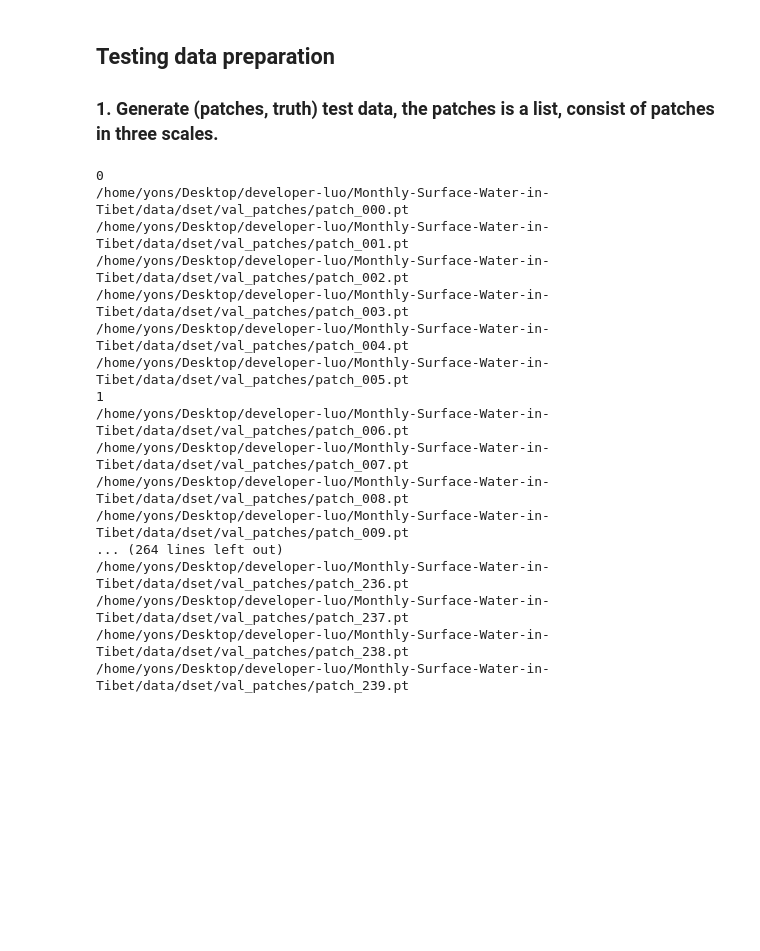
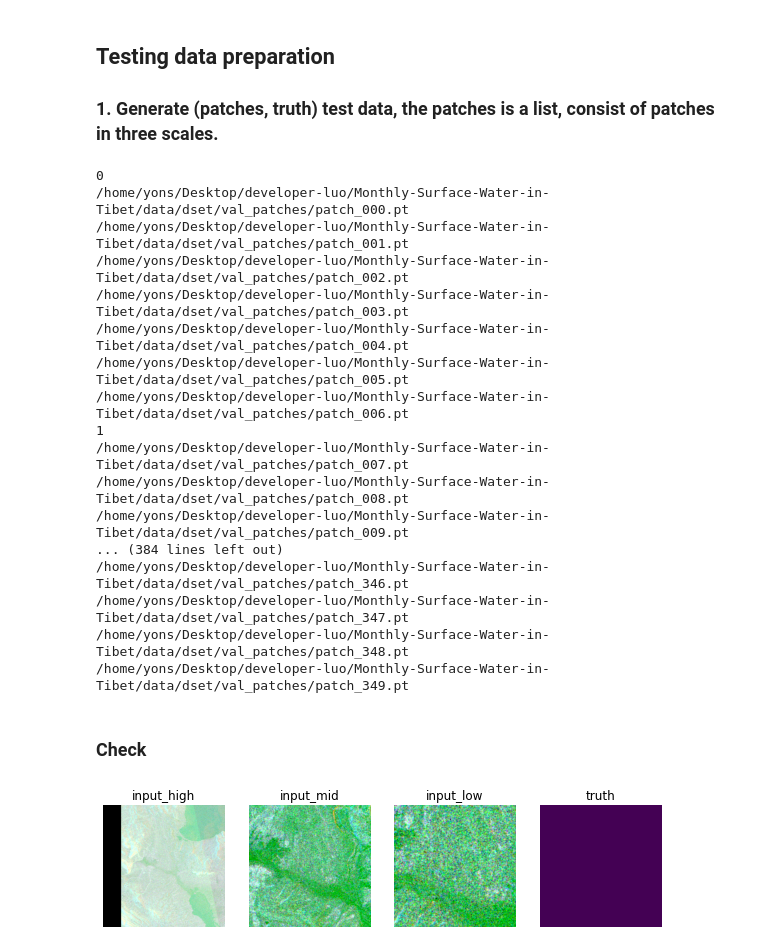
Before and after one commit to xinluo2018/Tibet-Water-2020, a Jupyter notebook: notebooks/data_prepare.ipynb, the cells around one changed output. Saved outputs shown, nothing was run; the diff lists cells and outputs as text; code cells hidden in the pictures; blank space fills up the shorter version.

```diff
--- a/notebooks/data_prepare.ipynb
+++ b/notebooks/data_prepare.ipynb
@@ -30,11 +30,12 @@ ziped_data = list(zip(scene_list, truth_list))
 # %%
 '''---- First 6 scenes are used for validation: generate (patch_group, truth) test data----'''
 num_patch = 0
-for i in range(40):
+for i in range(50):
     print(i)
-    for scene, truth in ziped_data[0:6]:
+    for scene, truth in ziped_data[0:7]:
         patches, ptruth = crop_scales(scales=(2048, 512, 256))(image=scene, truth=truth)
-        patches = [torch.from_numpy(patch).float() for patch in patches]
+        patches = [torch.from_numpy(patch).to(dtype=torch.float16) for patch in patches]
+        # patches = [torch.from_numpy(patch).float() for patch in patches]
         ptruth = torch.from_numpy(ptruth).long()
         ptruth = torch.unsqueeze(ptruth,0)
         path_save = config.root_proj+'/data/dset/val_patches/patch_'+ str(num_patch).rjust(3,'0')+'.pt'
@@ -49,13 +50,36 @@ for i in range(40):
 /home/yons/Desktop/developer-luo/Monthly-Surface-Water-in-Tibet/data/dset/val_patches/patch_003.pt
 /home/yons/Desktop/developer-luo/Monthly-Surface-Water-in-Tibet/data/dset/val_patches/patch_004.pt
 /home/yons/Desktop/developer-luo/Monthly-Surface-Water-in-Tibet/data/dset/val_patches/patch_005.pt
+/home/yons/Desktop/developer-luo/Monthly-Surface-Water-in-Tibet/data/dset/val_patches/patch_006.pt
 1
-/home/yons/Desktop/developer-luo/Monthly-Surface-Water-in-Tibet/data/dset/val_patches/patch_006.pt
 /home/yons/Desktop/developer-luo/Monthly-Surface-Water-in-Tibet/data/dset/val_patches/patch_007.pt
 /home/yons/Desktop/developer-luo/Monthly-Surface-Water-in-Tibet/data/dset/val_patches/patch_008.pt
 /home/yons/Desktop/developer-luo/Monthly-Surface-Water-in-Tibet/data/dset/val_patches/patch_009.pt
-... (264 lines left out)
-/home/yons/Desktop/developer-luo/Monthly-Surface-Water-in-Tibet/data/dset/val_patches/patch_236.pt
-/home/yons/Desktop/developer-luo/Monthly-Surface-Water-in-Tibet/data/dset/val_patches/patch_237.pt
-/home/yons/Desktop/developer-luo/Monthly-Surface-Water-in-Tibet/data/dset/val_patches/patch_238.pt
-/home/yons/Desktop/developer-luo/Monthly-Surface-Water-in-Tibet/data/dset/val_patches/patch_239.pt
+... (384 lines left out)
+/home/yons/Desktop/developer-luo/Monthly-Surface-Water-in-Tibet/data/dset/val_patches/patch_346.pt
+/home/yons/Desktop/developer-luo/Monthly-Surface-Water-in-Tibet/data/dset/val_patches/patch_347.pt
+/home/yons/Desktop/developer-luo/Monthly-Surface-Water-in-Tibet/data/dset/val_patches/patch_348.pt
+/home/yons/Desktop/developer-luo/Monthly-Surface-Water-in-Tibet/data/dset/val_patches/patch_349.pt
+# %% [markdown]
+### Check
+# %%
+## load data
+paths_patch_val = sorted(glob.glob(config.dir_patch_val+'/*'))
+patch_list_val = [torch.load(path) for path in paths_patch_val]
+# %%
+# idx = 16
+idx = random.randint(0,280)
+patches, truth = patch_list_val[idx]  ## (patches, truth)
+
+patches_ = [patch.numpy().transpose(1,2,0).astype(np.float32) for patch in patches]
+truth = truth.numpy().transpose(1,2,0)
+patches_[0].shape
+patches_list = [patches_[0],patches_[1],patches_[2],truth]
+patches_name = ['input_high','input_mid','input_low','truth']
+clip_list = [2,2,2,2]
+col_bands_list = [(2,1,0), (2,1,0), (2,1,0), (0,0,0)]
+plt.figure(figsize=(10,4))
+imsShow(img_list=patches_list, img_name_list=patches_name, \
+                                clip_list=clip_list, color_bands_list=col_bands_list)
+# %% [output]
+[figure, added]
```
Also changed, not shown: parts of 1 cell of this notebook, 14 other files.
